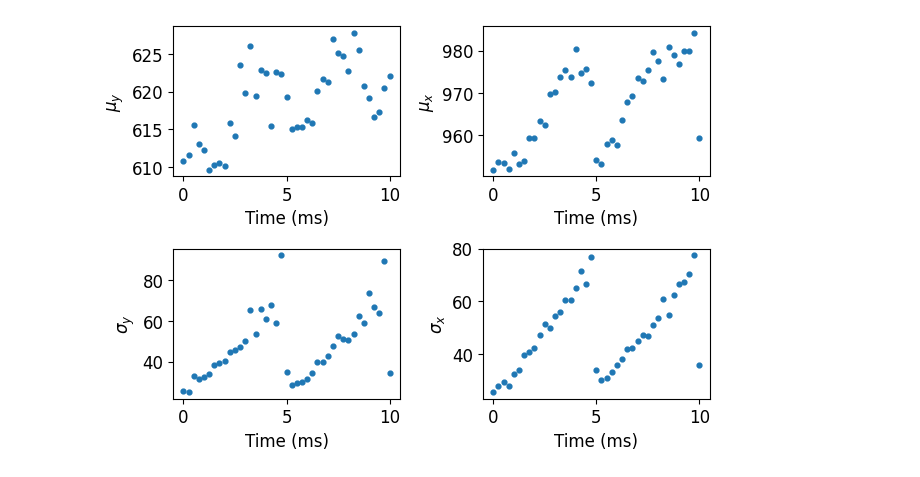
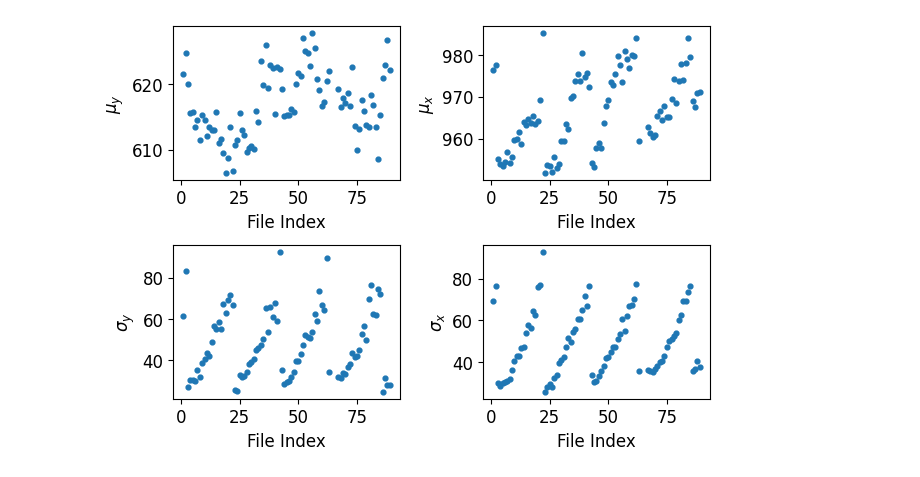
Before and after one commit to TiborCornelli/MOT, a Jupyter notebook: AbsorptionImaging/gauss_fit.ipynb, the cells around one changed output. Drawn from its saved outputs; the diff is of its cells as text; code cells hidden in the pictures.

```diff
--- a/AbsorptionImaging/gauss_fit.ipynb
+++ b/AbsorptionImaging/gauss_fit.ipynb
@@ -105,29 +130,27 @@ plt.show()
-# %%
-# Plot gaussian fit parameters of all images
-time_stamps_ms = time_stamps * 1e3
-time_stamps_ms_selected = time_stamps_ms[min_file:(max_file+1)] - time_stamps_ms[min_file]
-plt.rcParams.update({'font.size': 12})
-plt.subplot(2, 2, 1)
-plt.scatter(time_stamps_ms_selected, y0_values, label="y0", s=12)
-plt.xlabel("Time (ms)")
-plt.ylabel(r'$\mu_y$')
-plt.subplot(2, 2, 2)
-plt.scatter(time_stamps_ms_selected, x0_values, label="x0", s=12)
-plt.xlabel("Time (ms)")
-plt.ylabel(r'$\mu_x$')
-plt.subplot(2, 2, 3)
-plt.scatter(time_stamps_ms_selected, sigma_y_values, label="sigma_y", s=12)
-plt.xlabel("Time (ms)")
-plt.ylabel(r'$\sigma_y$')
-plt.tight_layout()
-plt.subplot(2, 2, 4)
-plt.scatter(time_stamps_ms_selected, sigma_x_values, label="sigma_x", s=12)
-plt.xlabel("Time (ms)")
-plt.ylabel(r'$\sigma_x$')
-plt.tight_layout()
-plt.subplots_adjust(top=0.92)
-#plt.savefig("gaussian_fit_parameters.png", dpi=600)
-plt.show()
-# %% [output]
-[figure, removed]
+# %%
+# Plot gaussian fit parameters of all images
+plt.rcParams.update({'font.size': 12})
+plt.subplot(2, 2, 1)
+plt.scatter(file_indices, y0_values, label="y0", s=12)
+plt.xlabel("File Index")
+plt.ylabel(r'$\mu_y$')
+plt.subplot(2, 2, 2)
+plt.scatter(file_indices, x0_values, label="x0", s=12)
+plt.xlabel("File Index")
+plt.ylabel(r'$\mu_x$')
+plt.subplot(2, 2, 3)
+plt.scatter(file_indices, sigma_y_values, label="sigma_y", s=12)
+plt.xlabel("File Index")
+plt.ylabel(r'$\sigma_y$')
+plt.tight_layout()
+plt.subplot(2, 2, 4)
+plt.scatter(file_indices, sigma_x_values, label="sigma_x", s=12)
+plt.xlabel("File Index")
+plt.ylabel(r'$\sigma_x$')
+plt.tight_layout()
+plt.subplots_adjust(top=0.92)
+plt.savefig("gaussian_fit_parameters.png", dpi=600)
+plt.show()
+# %% [output]
+[figure, added]
 # %%
```
Also changed, not shown: parts of 7 cells of this notebook, 1 other file.
